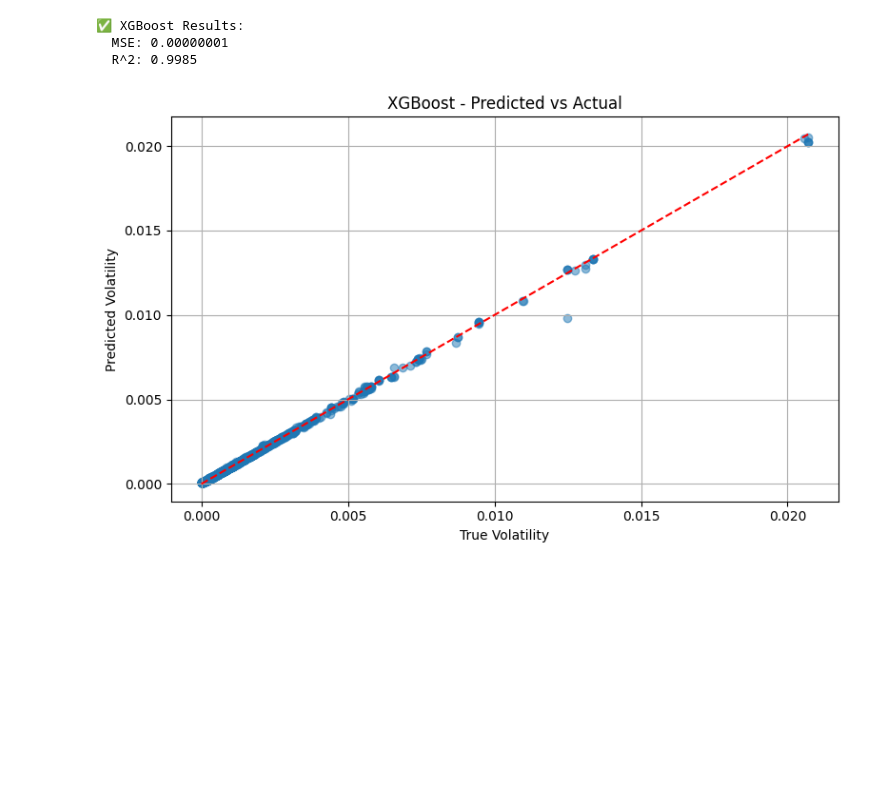
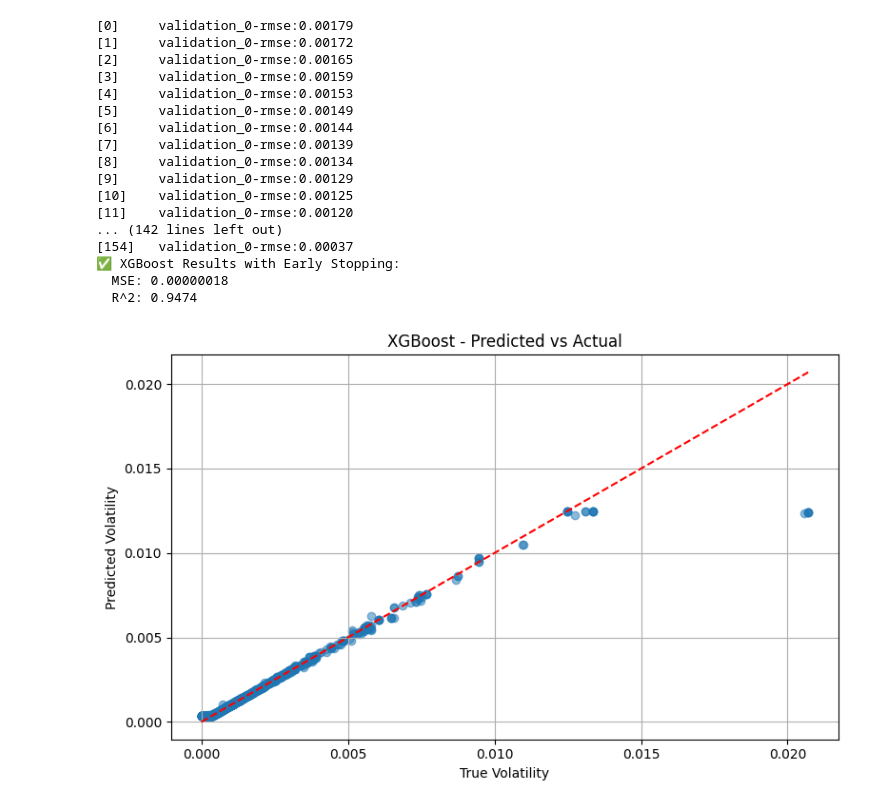
Before and after one commit to Ayush-Singh-31/Optiver-07, a Jupyter notebook: Models/XGBoost.ipynb, the cells around one changed output. Saved outputs shown, nothing was run; the diff lists cells and outputs as text; code cells hidden in the pictures; blank space fills up the shorter version.

```diff
--- a/Models/XGBoost.ipynb
+++ b/Models/XGBoost.ipynb
@@ -33,55 +33,77 @@ X_scaled = scaler.fit_transform(X)
 X_train, X_test, y_train, y_test = train_test_split(
     X_scaled, y, test_size=0.2, random_state=42, shuffle=True
 )
-
 # -------------------
-# Train XGBoost Regressor
+# Train XGBoost Regressor with Early Stopping and Regularization
 # -------------------
 
-xgb_model = xgb.XGBRegressor(
-    n_estimators=200,
-    max_depth=6,
-    learning_rate=0.05,
-    subsample=0.8,
-    colsample_bytree=0.8,
-    random_state=42,
-    objective="reg:squarederror"
+# Split the training data further into training and validation sets
+X_train_final, X_val, y_train_final, y_val = train_test_split(
+    X_train, y_train, test_size=0.2, random_state=42
 )
 
-xgb_model.fit(X_train, y_train)
+# Train the XGBoost model with early stopping
+xgb_model = xgb.XGBRegressor(
+    n_estimators=200,          # Maximum number of trees
+    max_depth=4,               # Maximum depth of trees
+    learning_rate=0.05,        # Learning rate
+    subsample=0.8,             # Fraction of samples used for training each tree
+    colsample_bytree=0.8,      # Fraction of features used for training each tree
+    reg_alpha=0.1,             # L1 regularization
+    reg_lambda=1.0,            # L2 regularization
+    random_state=42,           # Random seed for reproducibility
+    early_stopping_rounds=10,   # Stop if no improvement after 10 rounds
 
-# -------------------
+    objective="reg:squarederror"  # Regression objective
+)
+
+xgb_model.fit(
+    X_train_final, y_train_final,
+    eval_set=[(X_val, y_val)],  # Validation set
+    verbose=True                # Print progress
+)
+
 # Predict and evaluate
-# -------------------
-
 y_pred_log = xgb_model.predict(X_test)
-
-# Invert log1p
 y_pred = np.expm1(y_pred_log)
 y_true = np.expm1(y_test)
 
 mse = mean_squared_error(y_true, y_pred)
 r2 = r2_score(y_true, y_pred)
 
 print(f"✅ XGBoost Results:")
 print(f"  MSE: {mse:.8f}")
 print(f"  R^2: {r2:.4f}")
 
 # -------------------
 # Plot predictions
 # -------------------
 
 plt.figure(figsize=(8, 5))
 plt.scatter(y_true, y_pred, alpha=0.5)
 plt.plot([min(y_true), max(y_true)], [min(y_true), max(y_true)], 'r--')
 plt.xlabel("True Volatility")
 plt.ylabel("Predicted Volatility")
 plt.title("XGBoost - Predicted vs Actual")
 plt.grid(True)
 plt.tight_layout()
 plt.show()
 # %% [output]
-✅ XGBoost Results:
-  MSE: 0.00000001
-  R^2: 0.9985
+[0]     validation_0-rmse:0.00179
+[1]     validation_0-rmse:0.00172
+[2]     validation_0-rmse:0.00165
+[3]     validation_0-rmse:0.00159
+[4]     validation_0-rmse:0.00153
+[5]     validation_0-rmse:0.00149
+[6]     validation_0-rmse:0.00144
+[7]     validation_0-rmse:0.00139
+[8]     validation_0-rmse:0.00134
+[9]     validation_0-rmse:0.00129
+[10]    validation_0-rmse:0.00125
+[11]    validation_0-rmse:0.00120
+... (142 lines left out)
+[154]   validation_0-rmse:0.00037
+✅ XGBoost Results with Early Stopping:
+  MSE: 0.00000018
+  R^2: 0.9474
-[figure, old version]
+[figure, new version]
```
Also changed, not shown: parts of 2 cells of this notebook, 1 other file.
